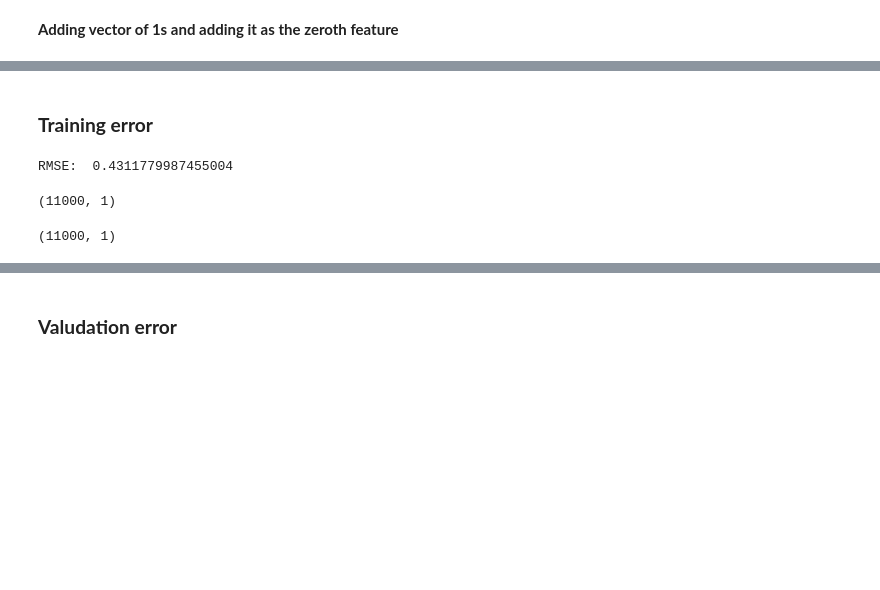
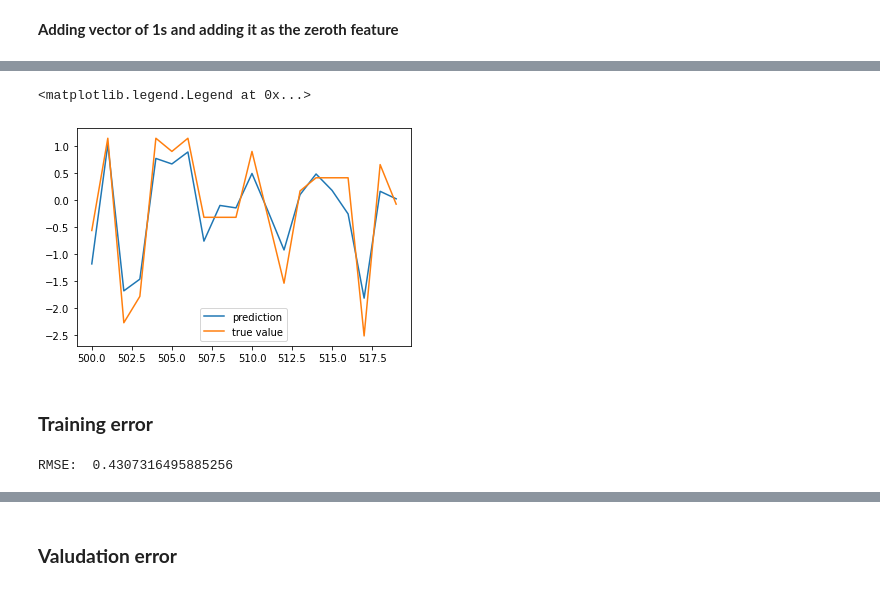
Before and after one commit to armandordorica/APS1070_A4_Linear_Regression_Gradient_Descent, a Jupyter notebook: Project_4.ipynb, the cells around one changed output, grey strips where cells are left out. Cells and saved outputs as stored; diff of their text form; code cells hidden in the pictures; blank space fills up the shorter version.

```diff
--- a/Project_4.ipynb
+++ b/Project_4.ipynb
@@ -228,3 +274,12 @@ plt.plot(y_pred)
+# %%
+initial_value = 500
+end_value = 520
+plt.plot(np.arange(initial_value, end_value), y_pred_train_scaled_np[initial_value:end_value], label='prediction')
+plt.plot(np.arange(initial_value, end_value), y_train_scaled_np[initial_value:end_value], label='true value')
+plt.legend()
+# %% [output]
+<matplotlib.legend.Legend at 0x...>
+[figure, added]
 # %%
 import seaborn as sns
 from sklearn.linear_model import LinearRegression
@@ -237,14 +292,7 @@ def rmse(yPred, y):
 # %% [markdown]
 ### **Training error**
 # %%
-print('RMSE: ', rmse(y_pred_train, y_train_scaled_np))
+print('RMSE: ', rmse(y_pred_train_scaled_np, y_train_scaled_np))
+close_form_training_error = rmse(y_pred_train_scaled_np, y_train_scaled_np)
 # %% [output]
-RMSE:  0.4311779987455004
+RMSE:  0.4307316495885256
-# %%
-y_pred_train.shape
-# %% [output]
-(11000, 1)
-# %%
-y_train_scaled_np.shape
-# %% [output]
-(11000, 1)
```
Also changed, not shown: parts of 55 cells of this notebook.
